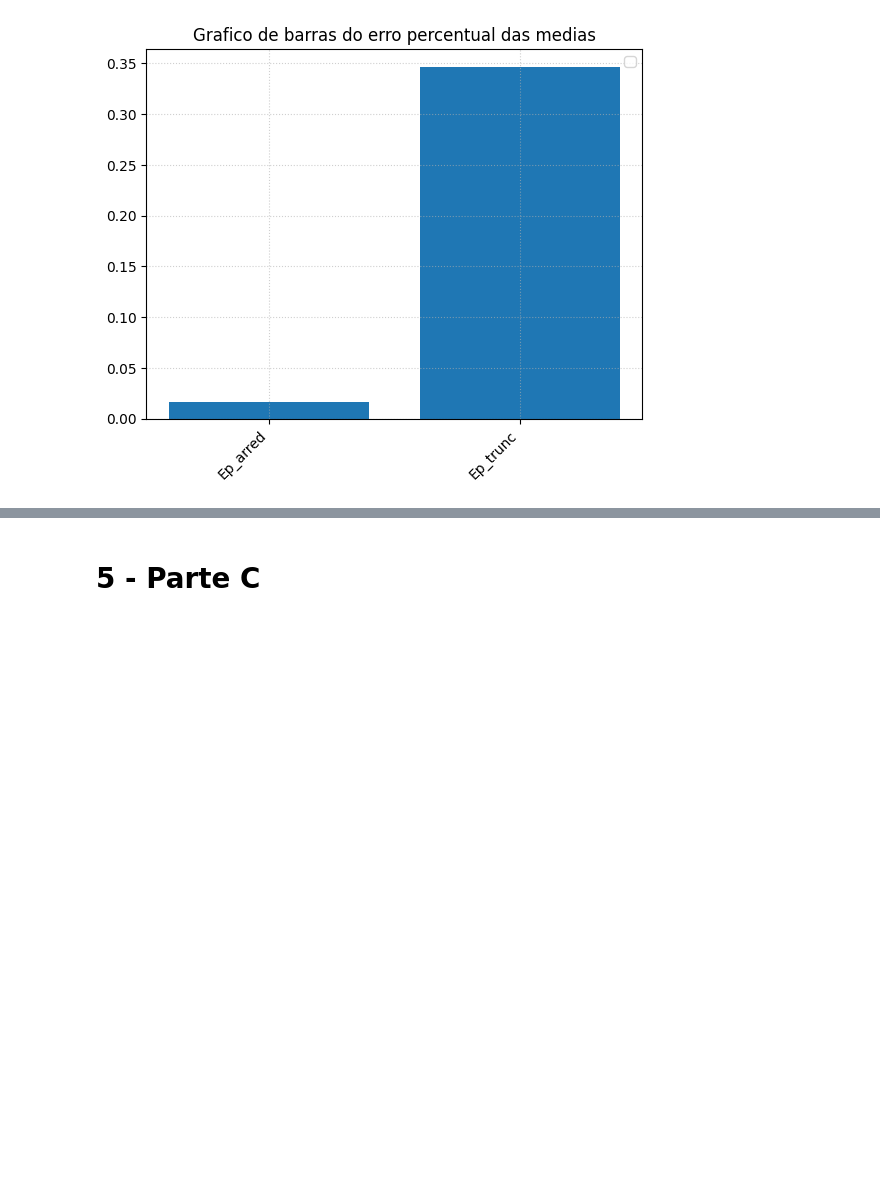
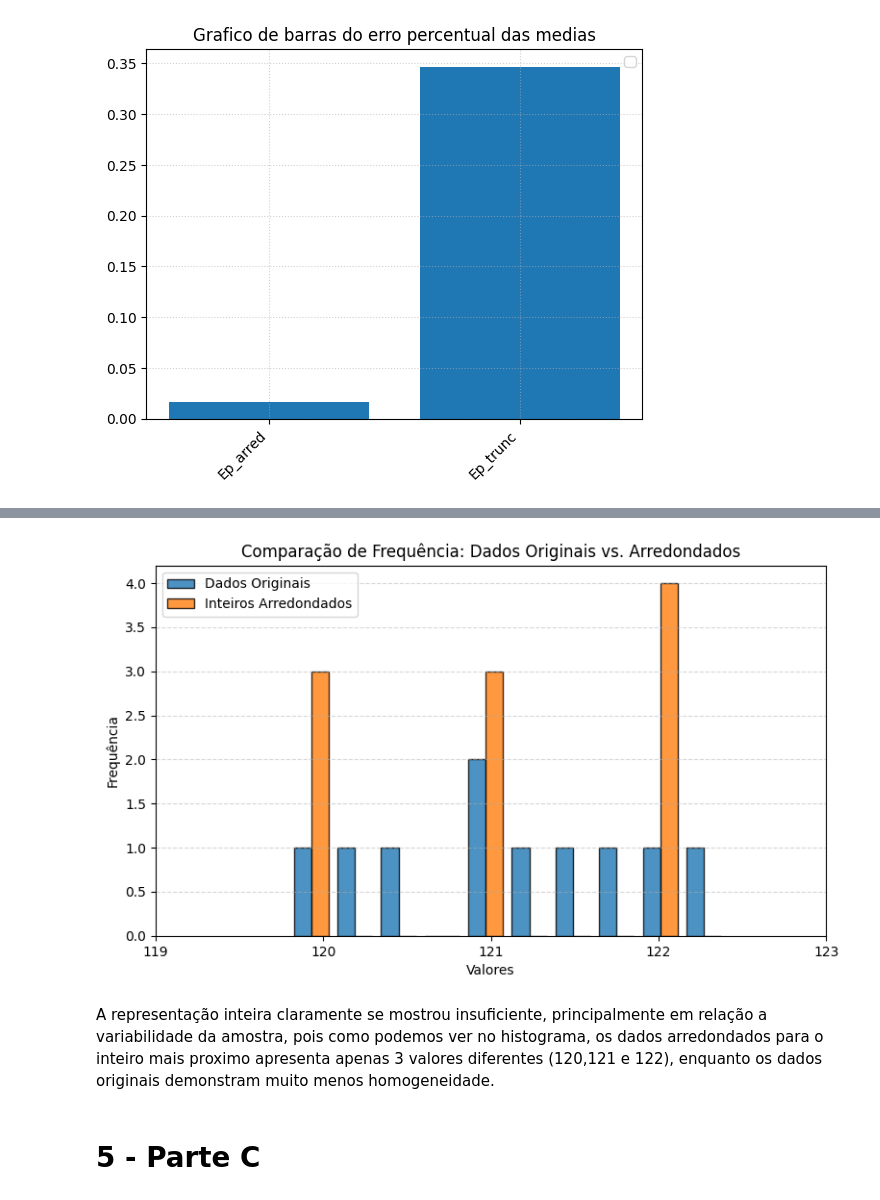
Before and after one commit to Brunolms11/Calc_Numerico, a Jupyter notebook: Atividade_1.ipynb, the cells around one changed output, grey strips where cells are left out. Drawn from its saved outputs; the diff is of its cells as text; code cells hidden in the pictures; blank space fills up the shorter version.

```diff
--- a/Atividade_1.ipynb
+++ b/Atividade_1.ipynb
@@ -269,3 +282,33 @@ plt.show()
+# %%
+#HISTOGRAMA dos dados originais e dos dados inteiros arredondados.
+
+#definindo os limites exatos das barras para alinhar aos números inteiros
+#bins = np.arange(119, 124) - 0.5
+
+#criando o gráfico
+plt.figure(figsize=(9, 5))
+
+plt.hist(
+    [dados_originais, dados_arredondandos],
+    #bins=bins,
+    label=["Dados Originais", "Inteiros Arredondados"],
+    edgecolor="black",
+    alpha=0.8,
+)
+
+# Customização do Gráfico
+plt.title("Comparação de Frequência: Dados Originais vs. Arredondados")
+plt.xlabel("Valores")
+plt.ylabel("Frequência")
+plt.xticks(range(119, 124))  # Exibe no eixo X apenas os números inteiros
+plt.grid(axis="y", linestyle="--", alpha=0.5)
+plt.legend()
+
+plt.show()
+# %% [output]
+[figure, added]
+# %% [markdown]
+A representação inteira claramente se mostrou insuficiente, principalmente em relação a variabilidade da amostra, pois como podemos ver no histograma, os dados arredondados para o inteiro mais proximo apresenta apenas 3 valores diferentes (120,121 e 122), enquanto os dados originais demonstram muito menos homogeneidade.
 # %% [markdown]
 # 5 - Parte C
 # %%
```
Also changed, not shown: parts of 3 cells of this notebook.
